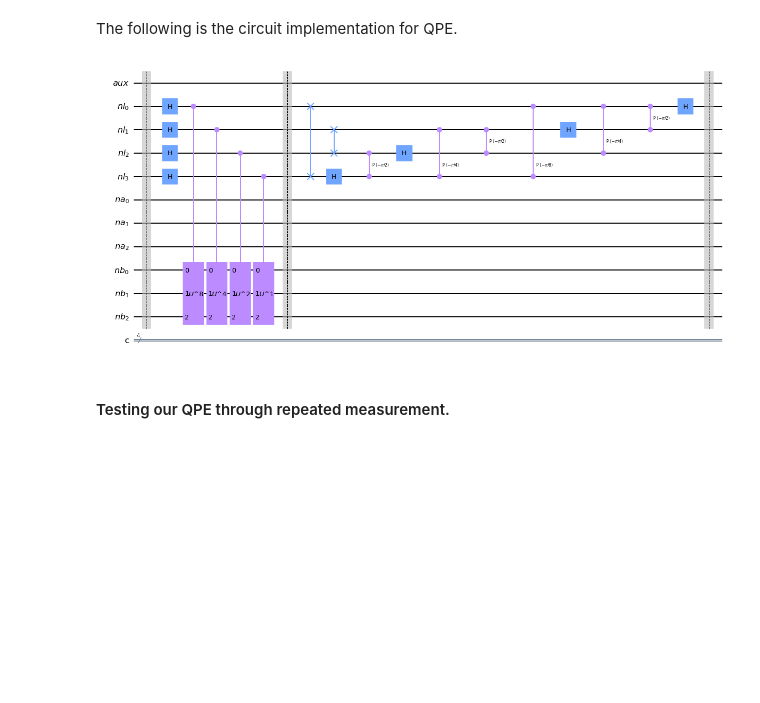
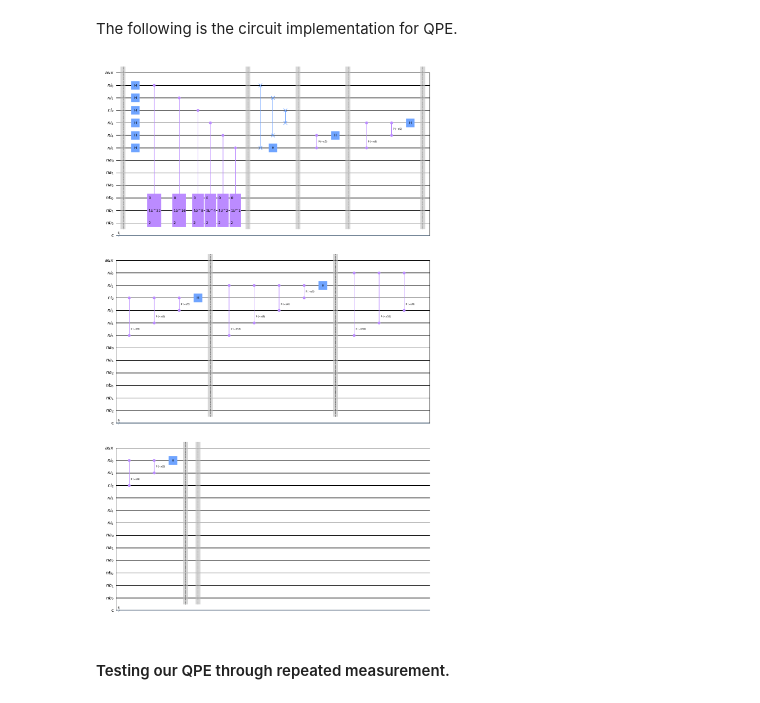
Before and after one commit to tybens/quantum-data-fitting-HHL, a Jupyter notebook: hhl-non-hermitian.ipynb, the cells around one changed output. Cells and saved outputs as stored; diff of their text form; code cells hidden in the pictures; blank space fills up the shorter version.

```diff
--- a/hhl-non-hermitian.ipynb
+++ b/hhl-non-hermitian.ipynb
@@ -24,6 +24,6 @@ $$A = \Bigg(\begin{matrix}
     0 & 1 & 1
 \end{matrix}\Bigg)$$
 # %%
-A = np.matrix([[1, 0, 0], [0, 1, 0], [0, 1, 1]])
+A = np.matrix([[1, 2, 3], [1, 3, 3], [3, 3, 3]])
 print(A)
 # %% [output]
@@ -142,9 +138,10 @@ We have 3 parameters for HHL.
 - $C$ is used during conditional rotation. $C$ needs to be on the order of $1/\kappa$ where $\kappa$ is the conditional number of $A'$ as described previously.
 - $n_{eig}$ is used during QPE and defines the number of qubits used to estimate the eigenvalues of $A'$ up to $n_{eig}$ bits of precision.
 # %%
-T = 3000 # Used in hamiltonian evolution. Needs to be relatively large so that alpha in Eq (3) approximates as sync functions
+T = 100 # Used in hamiltonian evolution. Needs to be relatively large so that alpha in Eq (3) approximates as sync functions
+# darius used 50.
 C = 1/2 # Used in conditional rotation. Needs to be on the order of 1/kappa where kappa is the conditional number of A
-n_eig = 4 # Used in QPE, number of qubits to estimate the eigenvalues of A, defines the precision of the eigenvalues up to n_eig bits
+n_eig = 6 # Used in QPE, number of qubits to estimate the eigenvalues of A, defines the precision of the eigenvalues up to n_eig bits
 
 n = 3 # 2**n x 2**n A. This defines the number of qubits needed for the dimensions of this problem. Specifically 8 dimensions can be encoded with 3 qubits.
 # %% [markdown]
@@ -192,29 +189,30 @@ The following is the circuit implementation for QPE.
 # %%
 qpe_circ = QuantumCircuit(aux, n_l, n_a, n_b, c)
 qpe_circ.barrier()
 
 # First, perform a hadamard on all the memory qubits.
 qpe_circ.h(n_l)
 
 # Apply powers of controlled U on the target qubits
 for i in range(n_eig):
     Upow = U.power(2**(n_eig-1-i))
     ctrl_Upow = Upow.control()
     qpe_circ.append(ctrl_Upow, [n_l[i], n_b[0], n_b[1], n_b[2]])
 qpe_circ.barrier()
 
 # Compute the inverse quantum fourier transform
 for qubit in range(n_eig//2):
     qpe_circ.swap(n_l[qubit], n_l[n_eig-qubit-1])
 for i in range(n_eig):
     for m in range(i):
         qpe_circ.cp(-pi/(2**(i-m)), n_l[n_eig-1-m], n_l[n_eig-1-i])
     qpe_circ.h(n_l[n_eig-1-i])
+    qpe_circ.barrier()
 qpe_circ.barrier()
 
 qpe_circ.draw('mpl')
 # %% [output]
-[figure, old version]
+[figure, new version]
 # %% [markdown]
 #### Testing our QPE through repeated measurement.
 # %% [markdown]
```
Also changed, not shown: parts of 24 cells of this notebook.
